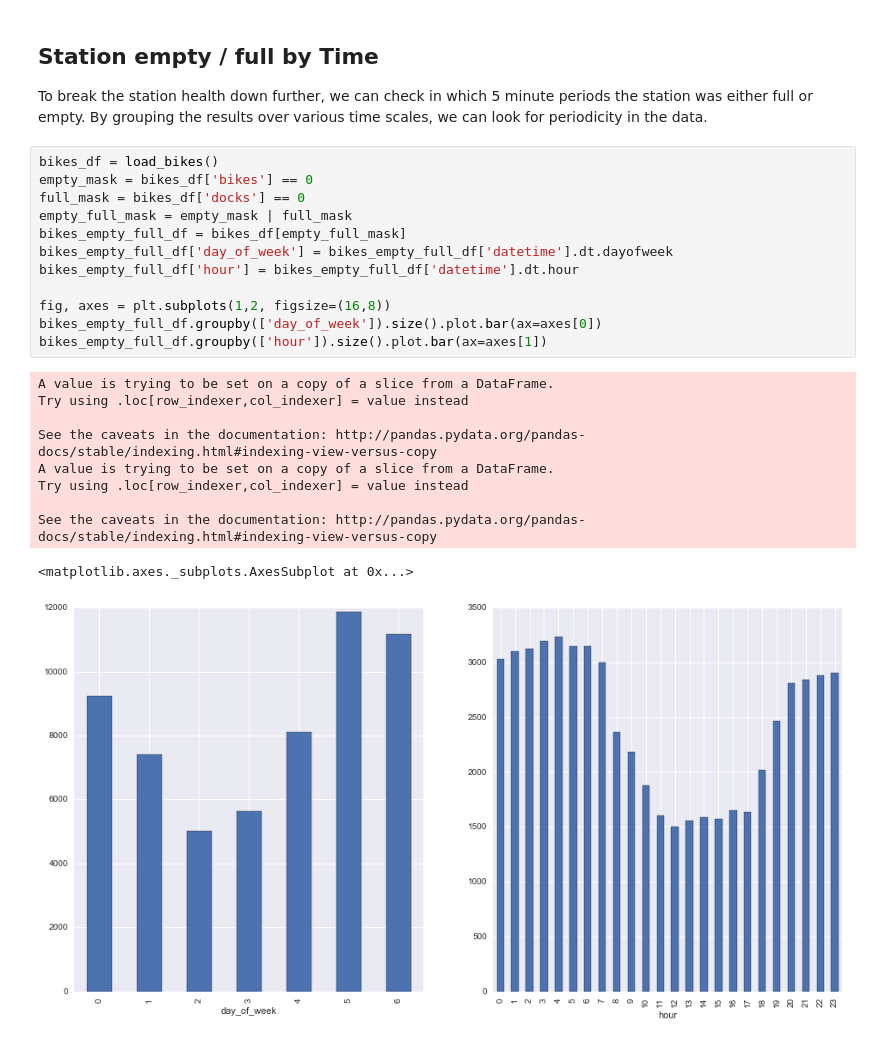
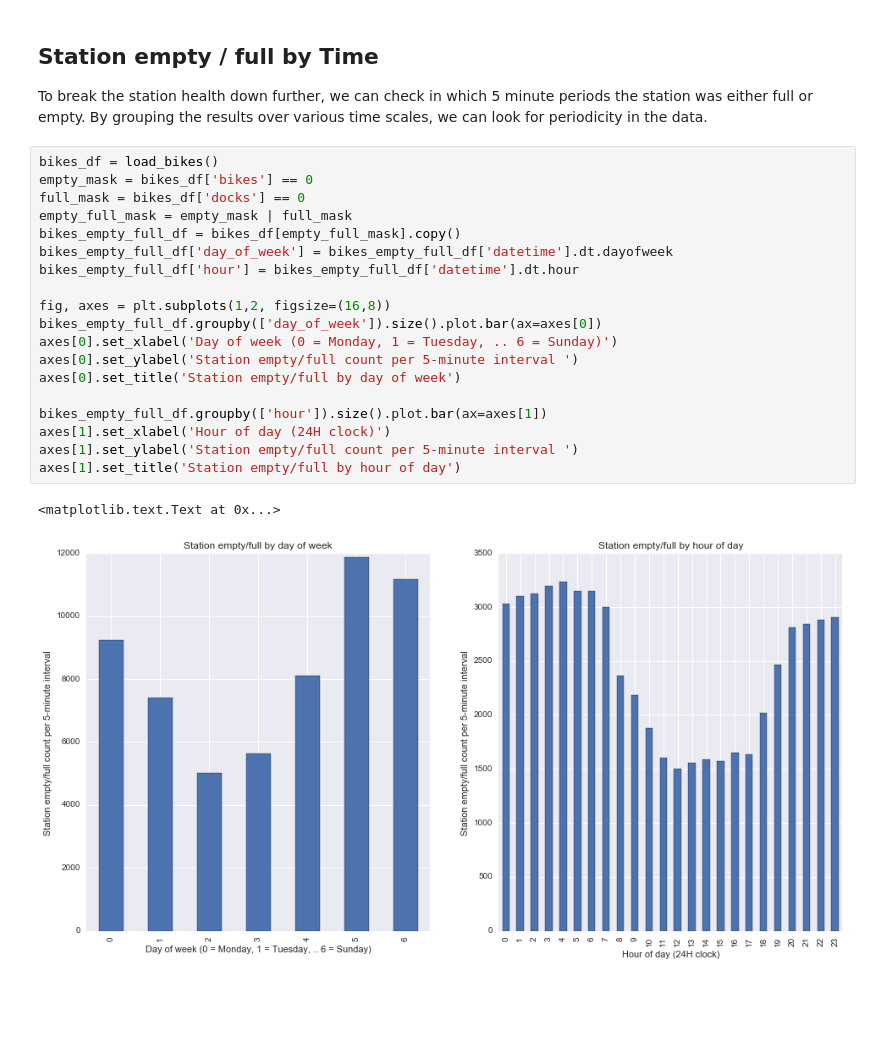
Before and after one commit to timgasser/bcycle-austin, a Jupyter notebook: notebooks/bcycle_stations.ipynb, the cells around one changed output. Cells and saved outputs as stored; diff of their text form; blank space fills up the shorter version.

Commit message:
Final checkin of the stations notebook after cleanup

```diff
--- a/notebooks/bcycle_stations.ipynb
+++ b/notebooks/bcycle_stations.ipynb
@@ -316,23 +312,22 @@ To break the station health down further, we can check in which 5 minute periods
 # %%
 bikes_df = load_bikes()
 empty_mask = bikes_df['bikes'] == 0
 full_mask = bikes_df['docks'] == 0
 empty_full_mask = empty_mask | full_mask
-bikes_empty_full_df = bikes_df[empty_full_mask]
+bikes_empty_full_df = bikes_df[empty_full_mask].copy()
 bikes_empty_full_df['day_of_week'] = bikes_empty_full_df['datetime'].dt.dayofweek
 bikes_empty_full_df['hour'] = bikes_empty_full_df['datetime'].dt.hour
 
 fig, axes = plt.subplots(1,2, figsize=(16,8))
 bikes_empty_full_df.groupby(['day_of_week']).size().plot.bar(ax=axes[0])
+axes[0].set_xlabel('Day of week (0 = Monday, 1 = Tuesday, .. 6 = Sunday)')
+axes[0].set_ylabel('Station empty/full count per 5-minute interval ')
+axes[0].set_title('Station empty/full by day of week')
+
 bikes_empty_full_df.groupby(['hour']).size().plot.bar(ax=axes[1])
+axes[1].set_xlabel('Hour of day (24H clock)')
+axes[1].set_ylabel('Station empty/full count per 5-minute interval ')
+axes[1].set_title('Station empty/full by hour of day')
 # %% [output]
-A value is trying to be set on a copy of a slice from a DataFrame.
-Try using .loc[row_indexer,col_indexer] = value instead
-
-See the caveats in the documentation: http://pandas.pydata.org/pandas-docs/stable/indexing.html#indexing-view-versus-copy
-A value is trying to be set on a copy of a slice from a DataFrame.
-Try using .loc[row_indexer,col_indexer] = value instead
-
-See the caveats in the documentation: http://pandas.pydata.org/pandas-docs/stable/indexing.html#indexing-view-versus-copy
+<matplotlib.text.Text at 0x...>
-<matplotlib.axes._subplots.AxesSubplot at 0x...>
-[figure, old version]
+[figure, new version]
```
Also changed, not shown: parts of 8 cells of this notebook.
